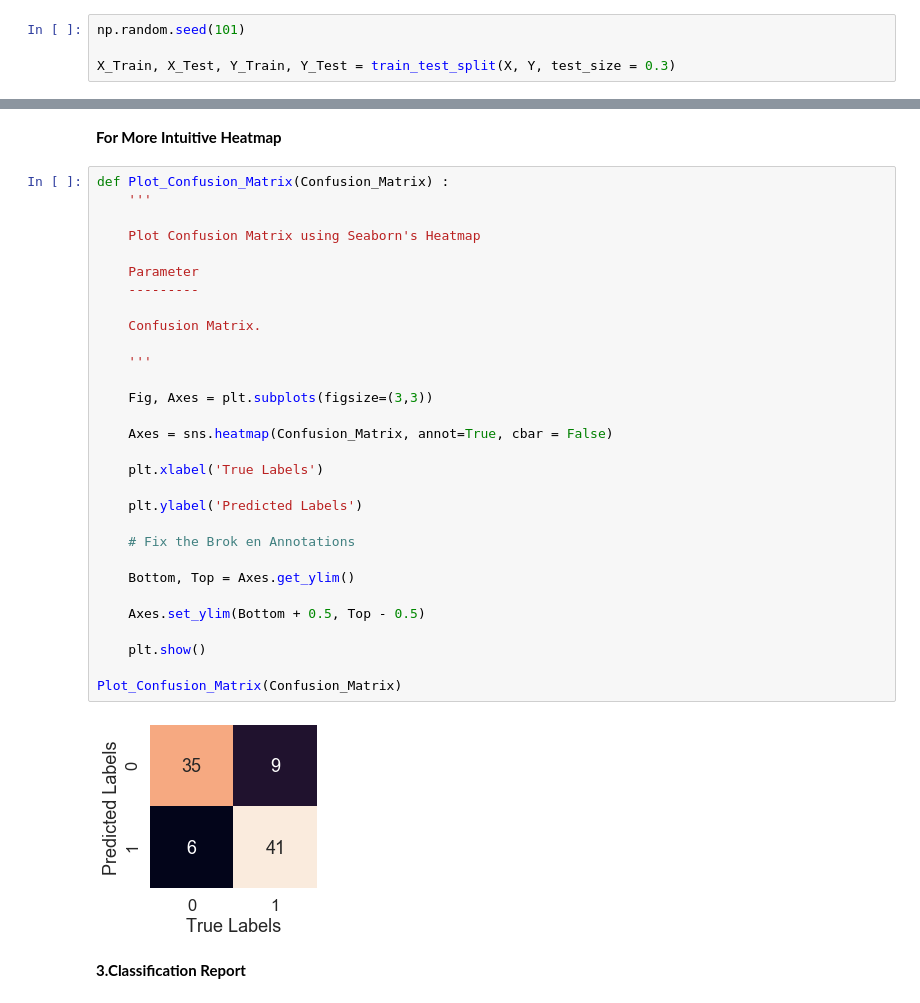
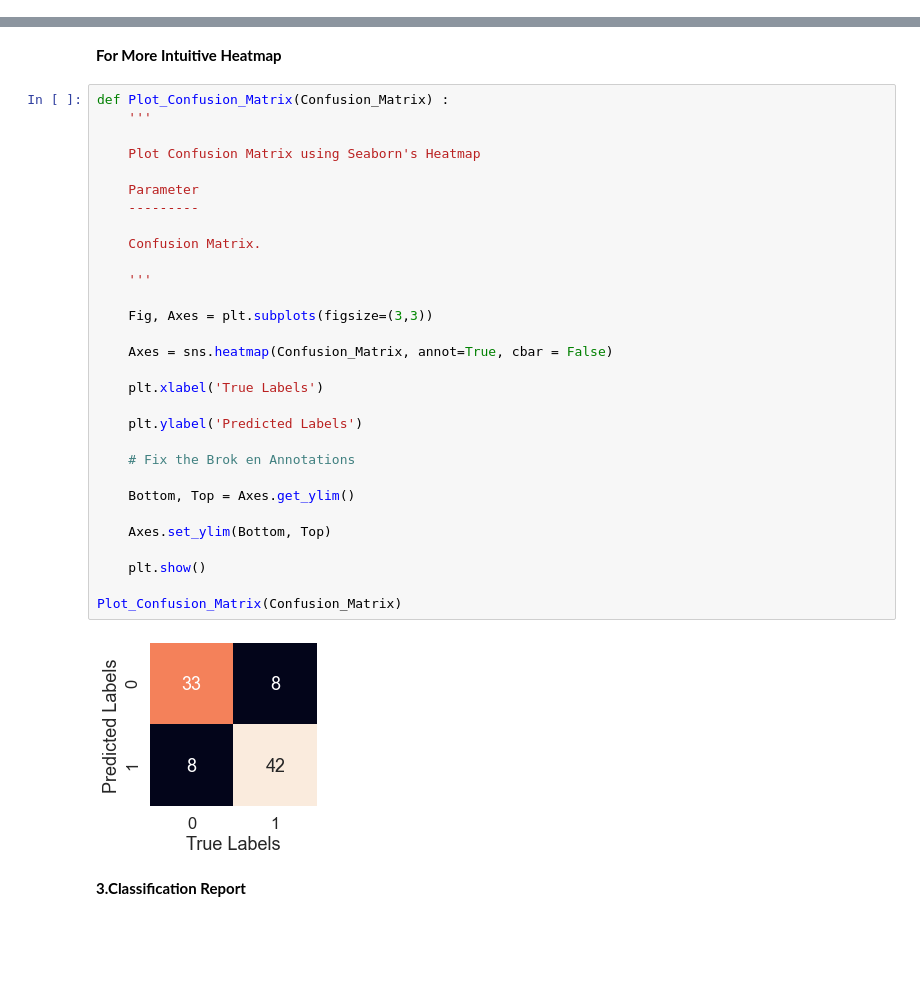
Before and after one commit to iamkirankumaryadav/Evaluation, a Jupyter notebook: Evaluation of a Classification Model.ipynb, the cells around one changed output, grey strips where cells are left out. Cells and saved outputs as stored; diff of their text form; blank space fills up the shorter version.

```diff
--- a/Evaluation of a Classification Model.ipynb
+++ b/Evaluation of a Classification Model.ipynb
@@ -197,7 +181,3 @@ Y = Heart['target']
-# %%
-np.random.seed(101)
-
-X_Train, X_Test, Y_Train, Y_Test = train_test_split(X, Y, test_size = 0.3)
 # %% [markdown]
 **Instantiate Random Forest Classifier Object**
 # %%
@@ -339,35 +313,35 @@ sns.heatmap(Confusion_Matrix);
 # %%
 def Plot_Confusion_Matrix(Confusion_Matrix) :
     '''
 
     Plot Confusion Matrix using Seaborn's Heatmap
 
     Parameter
     ---------
 
     Confusion Matrix.
 
     '''
 
     Fig, Axes = plt.subplots(figsize=(3,3))
 
     Axes = sns.heatmap(Confusion_Matrix, annot=True, cbar = False)
 
     plt.xlabel('True Labels')
 
     plt.ylabel('Predicted Labels')
 
     # Fix the Brok en Annotations
 
     Bottom, Top = Axes.get_ylim()
 
-    Axes.set_ylim(Bottom + 0.5, Top - 0.5)
+    Axes.set_ylim(Bottom, Top)
 
     plt.show()
 
 Plot_Confusion_Matrix(Confusion_Matrix)
 # %% [output]
-[figure, old version]
+[figure, new version]
 # %% [markdown]
 **3.Classification Report**
 # %%
```
Also changed, not shown: parts of 33 cells of this notebook, 1 other file.
